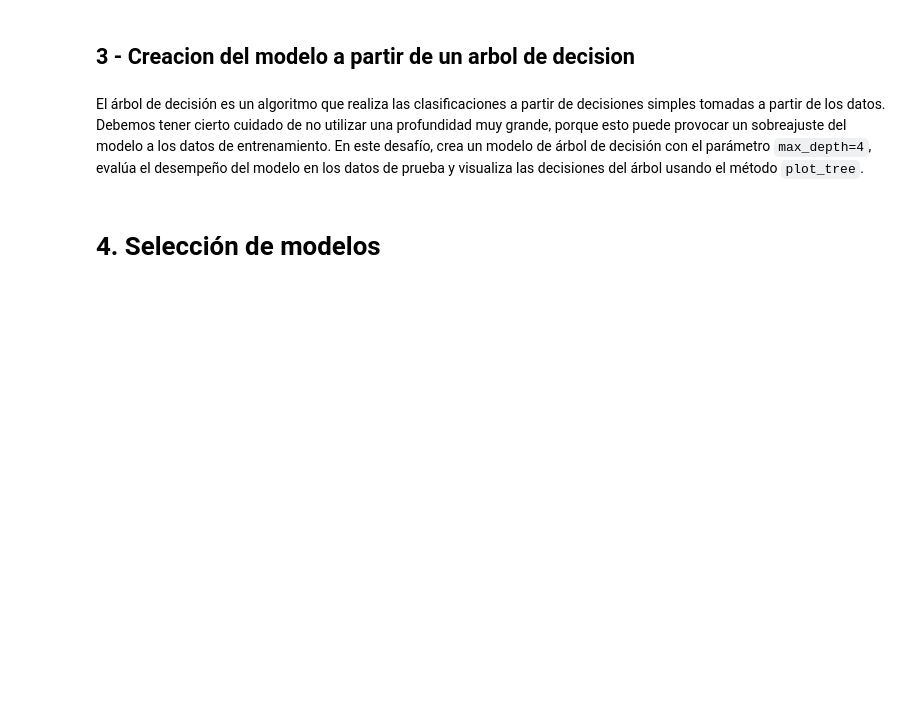
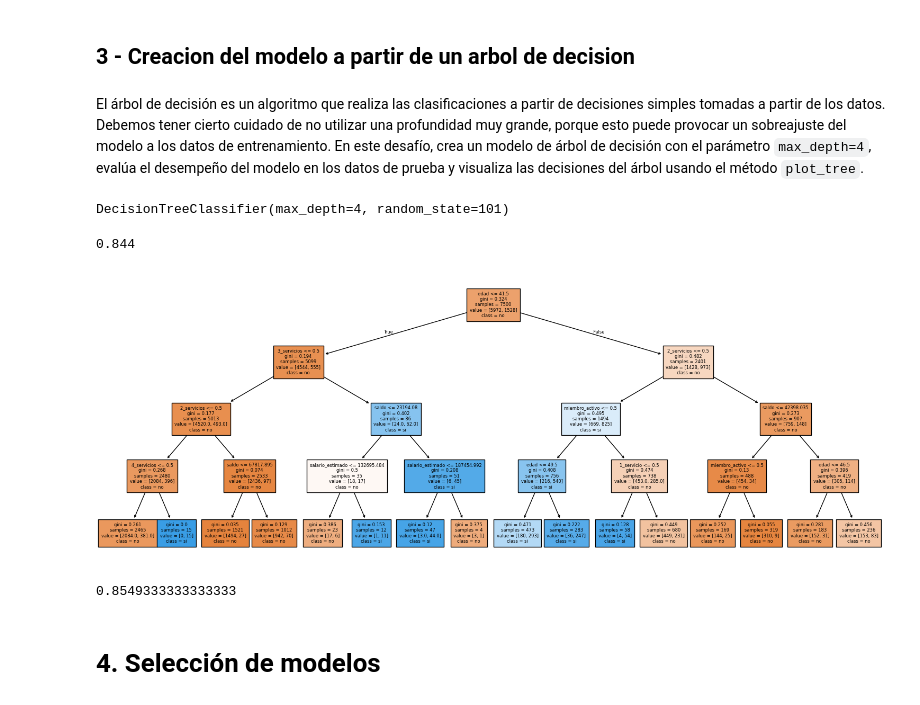
Before and after one commit to lukitasmois/2160-aprendiendo-a-clasificar-datos-con-ml, a Jupyter notebook: Clasificacion_primeros_pasos.ipynb, the cells around one changed output. Drawn from its saved outputs; the diff is of its cells as text; code cells hidden in the pictures; blank space fills up the shorter version.

Commit message:
03.09.03. Genero y pongo a prueba el modelo en arbol

```diff
--- a/Clasificacion_primeros_pasos.ipynb
+++ b/Clasificacion_primeros_pasos.ipynb
@@ -585,0 +603,9 @@ El árbol de decisión es un algoritmo que realiza las clasificaciones a partir
+# %%
+modelo_arbol = DecisionTreeClassifier(max_depth=4 ,random_state=101)
+modelo_arbol.fit(X_train, y_train)
+# %% [output]
+DecisionTreeClassifier(max_depth=4, random_state=101)
+# %%
+modelo_arbol.score(X_test, y_test)
+# %% [output]
+0.844
@@ -586,3 +614,15 @@ El árbol de decisión es un algoritmo que realiza las clasificaciones a partir
+# %%
+valores_columnas = ['alemania', 'españa', 'francia', 'mujer', '1_servicio', '2_servicios', '3_servicios', '4_servicios',
+                    'tiene_tarjeta', 'miembro_activo', 'score_credito', 'edad', 'años_cliente', 'saldo', 'salario_estimado']
+# %%
+plt.figure(figsize=(19, 7))
+plot_tree(modelo_arbol, filled= True,class_names=['no', 'si'], fontsize=6, feature_names=valores_columnas);
+# %% [output]
+[figure, added]
+# %%
+modelo_arbol.score(X_train, y_train)
+# %% [output]
+0.8549333333333333
 # %% [markdown]
 # 4. Selección de modelos
 # %% [markdown]
```
Also changed, not shown: parts of 3 cells of this notebook.
